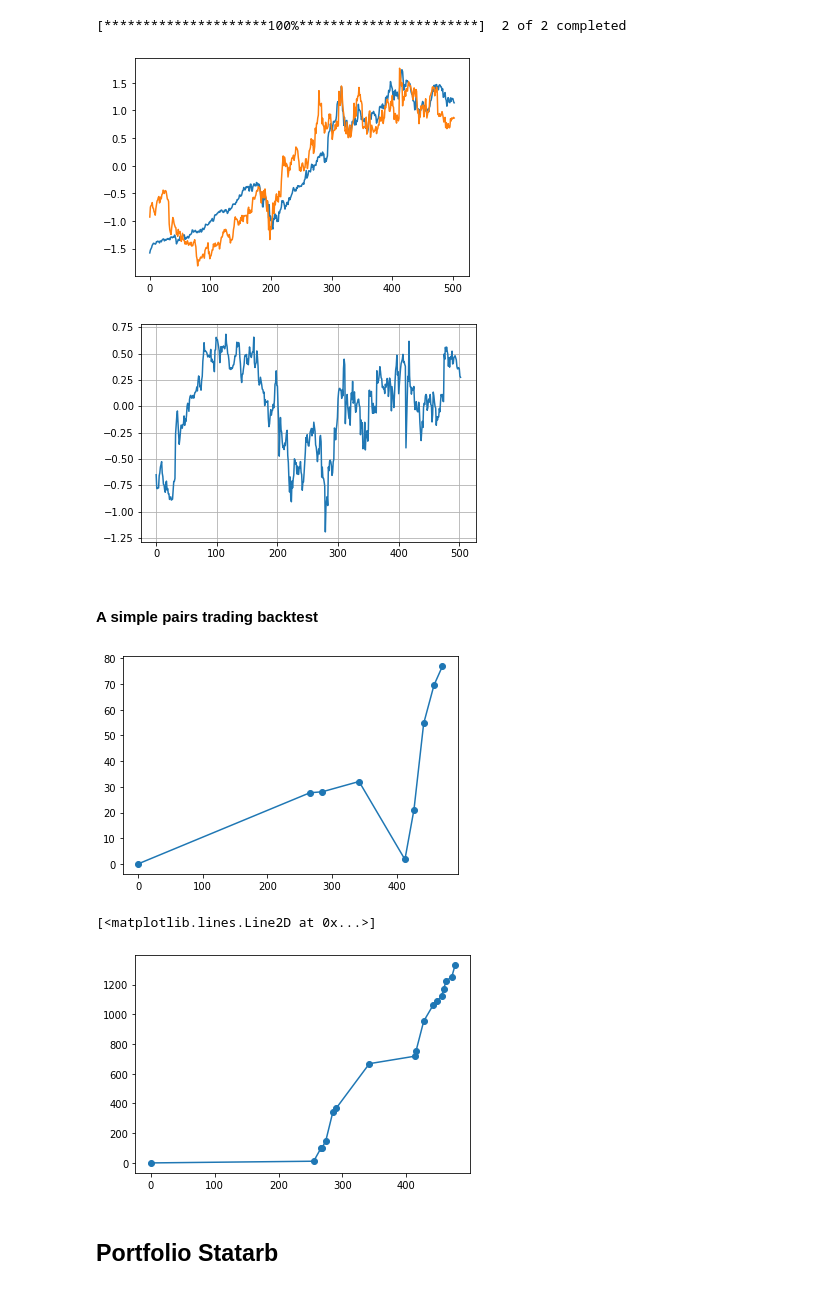
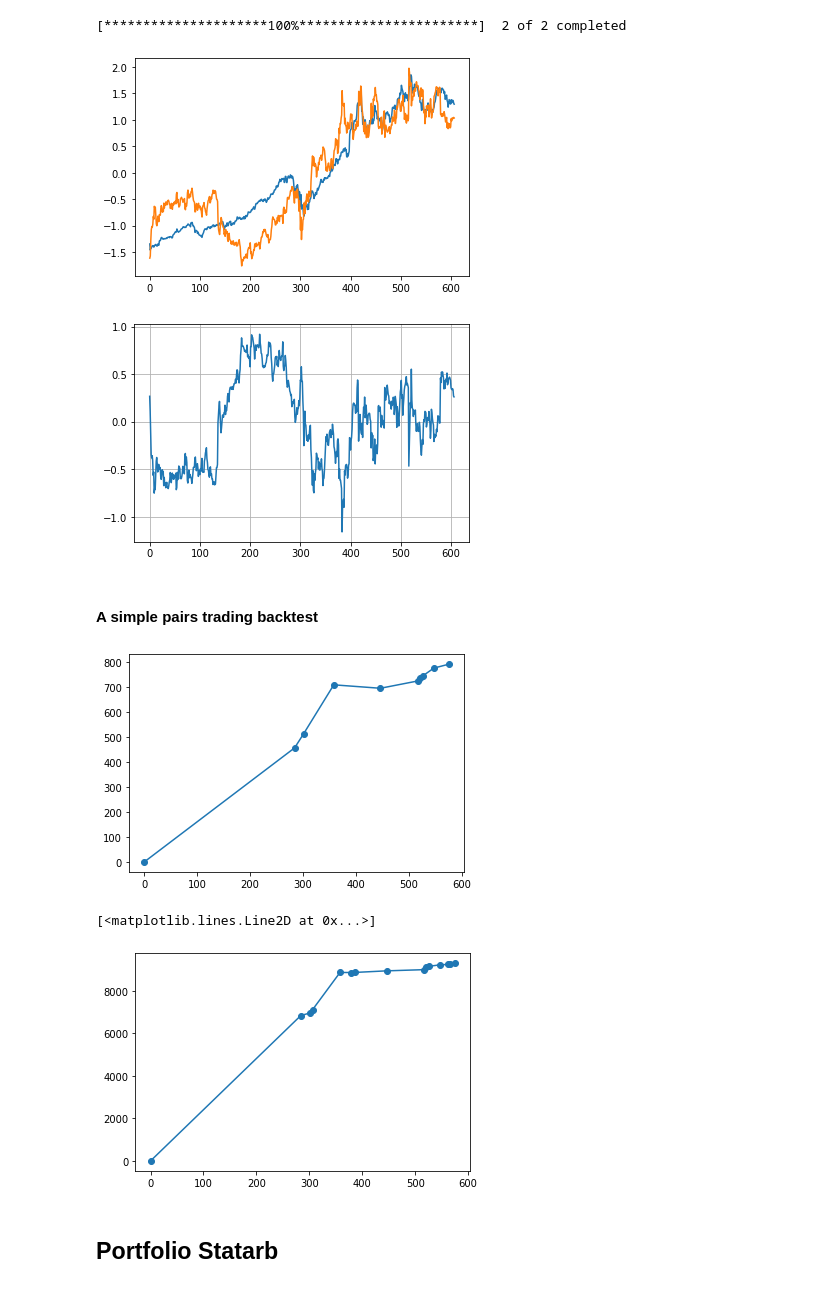
Before and after one commit to rodler/quantinsti_statarb, a Jupyter notebook: PCA_2.ipynb, the cells around one changed output. Drawn from its saved outputs; the diff is of its cells as text; code cells hidden in the pictures.

Commit message:
Updating hedge ratio and data array

```diff
--- a/PCA_2.ipynb
+++ b/PCA_2.ipynb
@@ -187,7 +187,7 @@ print(EIG[0])
 
 This is not particularly exciting but it gets really interesting when we use a range of instruments and build an index. Let's build a FAANG index. First, we download the data.
 # %%
-data = yf.download("FB AMZN AAPL NFLX GOOGL MSFT", start="2019-06-01", end="2021-05-30")
+data = yf.download("FB AMZN AAPL NFLX GOOGL MSFT", start="2012-06-01", end="2021-05-30")
 # %% [output]
 [*********************100%***********************]  6 of 6 completed
 # %%
@@ -354,7 +354,7 @@ def Zscore(X):
 # %% [markdown]
 #### Next, we download some data from Yahoo Finance.
 # %%
-data2 = yf.download("AAPL NFLX", start="2019-06-01", end="2021-05-30")
+data2 = yf.download("AAPL NFLX", start="2019-01-01", end="2021-05-30")
 # %% [output]
 [*********************100%***********************]  2 of 2 completed
 # %%
@@ -368,14 +368,14 @@ plt.show()
 plt.plot(Zscore(aapl)-Zscore(nflx))
 plt.grid()
 # %% [output]
-[figure, old version]
+[figure, new version]
-[figure, old version]
+[figure, new version]
 # %% [markdown]
 #### A simple pairs trading backtest
 # %%
 def backtest(aapl,nflx,th):
   inpos = 0
-  lkbk = 250
+  lkbk = 200
   pnls = [0]
   idxs = [0]
 
@@ -388,38 +388,40 @@ def backtest(aapl,nflx,th):
     zn = Zscore(nflx[i-lkbk:i])
 
     signal = za[-1] - zn[-1]
     if not inpos:
-      hedge_ratio = np.polyfit(aapl[i-lkbk:i],nflx[i-lkbk:i],1)[0]
+      pca = PCA(1).fit(np.array([aapl[i-lkbk:i],nflx[i-lkbk:i]]).T)
+      hedge_ratio = pca.components_[0,1]/pca.components_[0,0]
+
 
     if inpos==0 and signal<-th:
       entry = aapl[i]*hedge_ratio - nflx[i]
       # SEND ENTRY ORDERS TO MARKET
       inpos = 1
 
     elif inpos>0 and signal>0:
       pnl =  (aapl[i]*hedge_ratio - nflx[i]) - entry
       inpos = 0
       pnls.append(pnl)
       idxs.append(i)
 
     if inpos==0 and signal>th:
       entry =  aapl[i]*hedge_ratio - nflx[i]
       inpos = -1
 
     elif inpos<0 and signal<0:
       pnl = entry - (aapl[i]*hedge_ratio - nflx[i])
       inpos = 0
       pnls.append(pnl)
       idxs.append(i)
 
   return idxs,pnls
 
-idxs,pnls = backtest(aapl,nflx,0.3)
+idxs,pnls = backtest(aapl,nflx,0.6)
 plt.plot(idxs,np.cumsum(pnls),'-o');
 # %% [output]
-[figure, old version]
+[figure, new version]
 # %%
-ths = np.linspace(0.1,1.5,15)
+ths = np.linspace(0.4,2.6,15)
 ts = []
 for th in ths:
   idxs,pnls = backtest(aapl,nflx,th)
@@ -430,7 +432,7 @@ df = pd.DataFrame(ts).T.fillna(0)
 plt.plot(df.cumsum().sum(axis=1),'-o')
 # %% [output]
 [<matplotlib.lines.Line2D at 0x...>]
-[figure, old version]
+[figure, new version]
 # %% [markdown]
 ## Portfolio Statarb
 # %%
```
Also changed, not shown: parts of 11 cells of this notebook.
